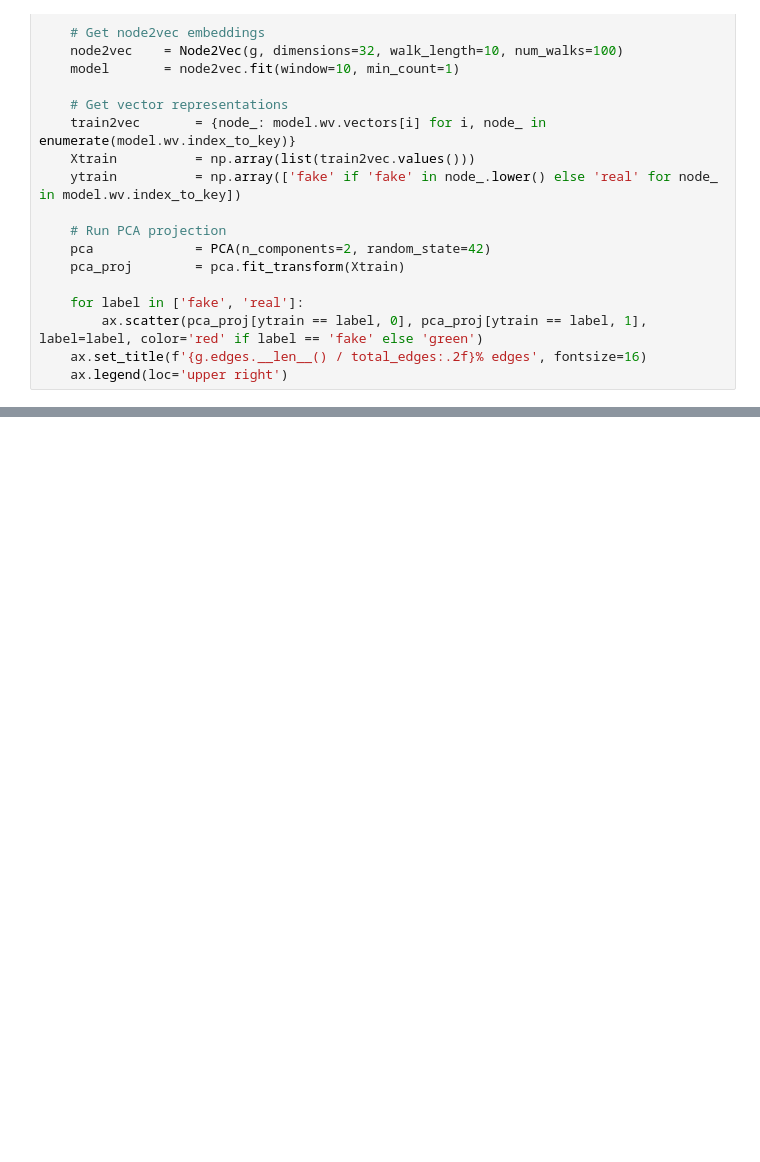
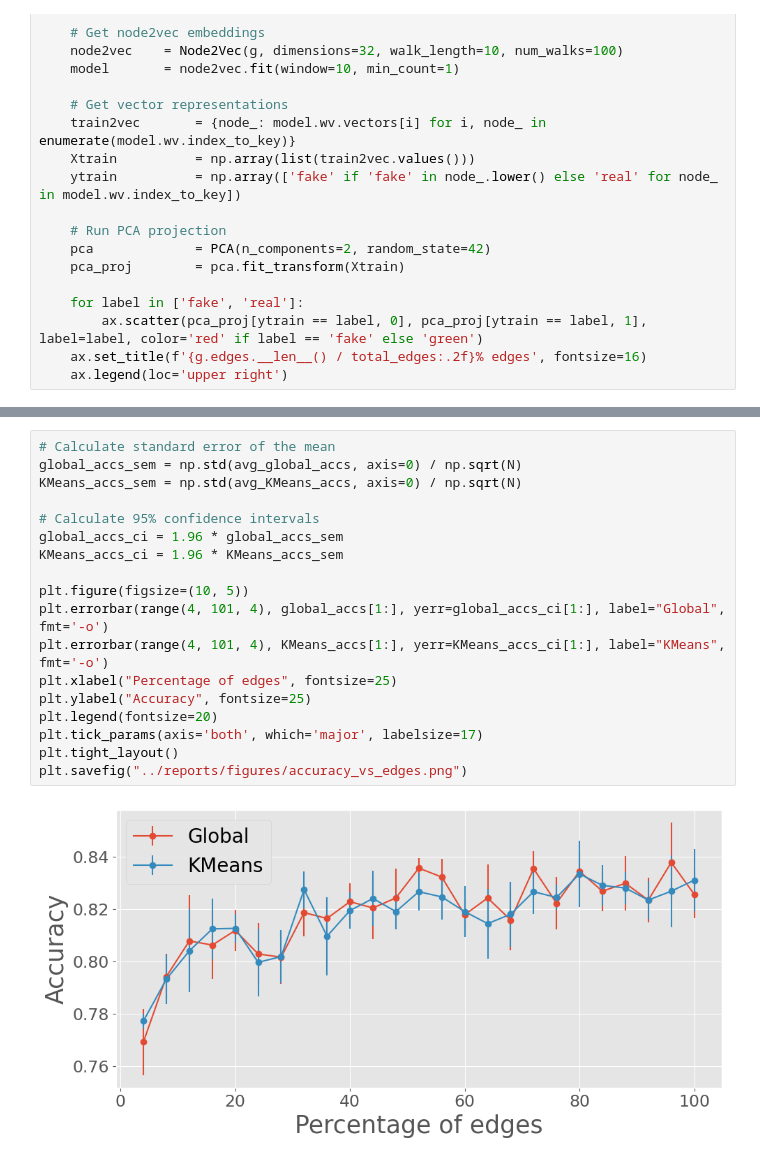
Before and after one commit to augustsemrau/02807_CompTools_Project, a Jupyter notebook: notebooks/explainer_FakeNewsNet.ipynb, the cells around one changed output, grey strips where cells are left out. Drawn from its saved outputs; the diff is of its cells as text; blank space fills up the shorter version.

```diff
--- a/notebooks/explainer_FakeNewsNet.ipynb
+++ b/notebooks/explainer_FakeNewsNet.ipynb
@@ -1224,3 +1263,23 @@ plt.show()
+# %%
+# Calculate standard error of the mean
+global_accs_sem = np.std(avg_global_accs, axis=0) / np.sqrt(N)
+KMeans_accs_sem = np.std(avg_KMeans_accs, axis=0) / np.sqrt(N)
+
+# Calculate 95% confidence intervals
+global_accs_ci = 1.96 * global_accs_sem
+KMeans_accs_ci = 1.96 * KMeans_accs_sem
+
+plt.figure(figsize=(10, 5))
+plt.errorbar(range(4, 101, 4), global_accs[1:], yerr=global_accs_ci[1:], label="Global", fmt='-o')
+plt.errorbar(range(4, 101, 4), KMeans_accs[1:], yerr=KMeans_accs_ci[1:], label="KMeans", fmt='-o')
+plt.xlabel("Percentage of edges", fontsize=25)
+plt.ylabel("Accuracy", fontsize=25)
+plt.legend(fontsize=20)
+plt.tick_params(axis='both', which='major', labelsize=17)
+plt.tight_layout()
+plt.savefig("../reports/figures/accuracy_vs_edges.png")
+# %% [output]
+[figure, added]
 # %%
 fig, axs = plt.subplots(2, 5, figsize=(22, 8))
 for i, g in enumerate(q):
```
Also changed, not shown: parts of 7 cells of this notebook, 1 other file.
